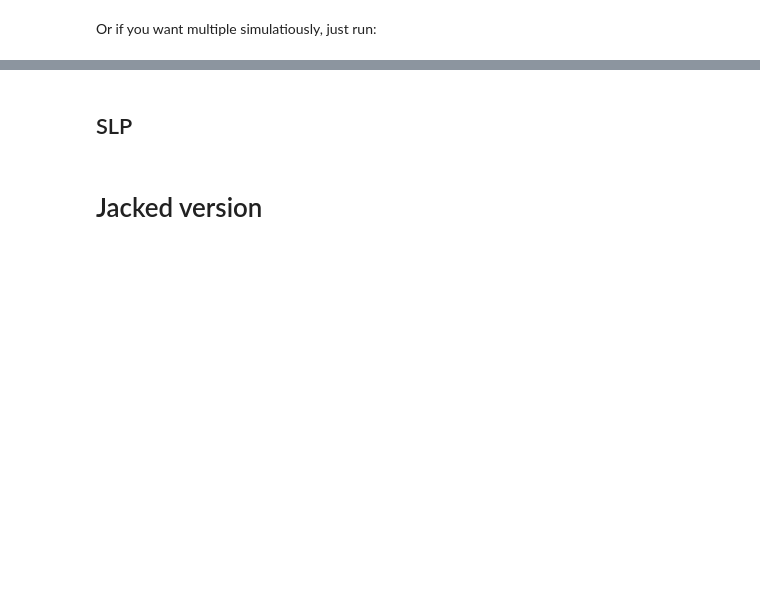
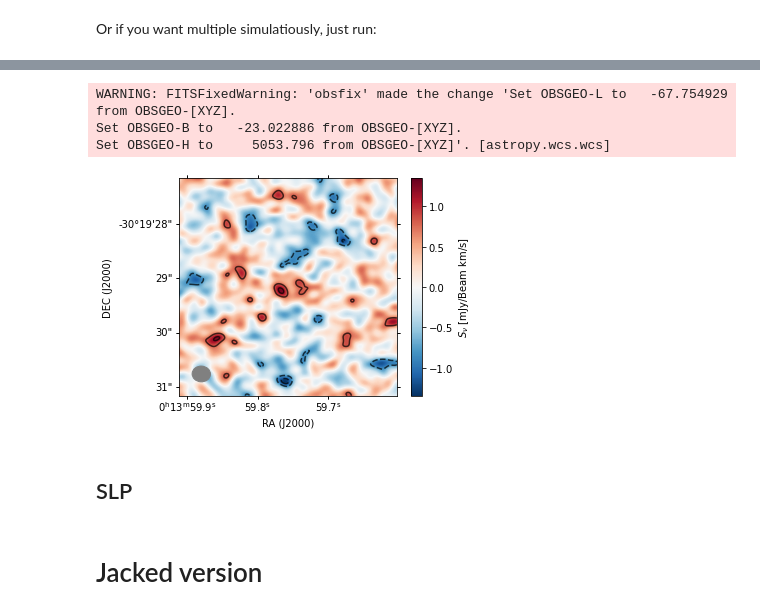
Before and after one commit to Joshiwavm/jackknify, a Jupyter notebook: notebooks/Visualize_Jackknifing.ipynb, the cells around one changed output, grey strips where cells are left out. Drawn from its saved outputs; the diff is of its cells as text; code cells hidden in the pictures; blank space fills up the shorter version.

```diff
--- a/notebooks/Visualize_Jackknifing.ipynb
+++ b/notebooks/Visualize_Jackknifing.ipynb
@@ -197,2 +34,9 @@ plot_fits_image_with_wcs(fname, 4, (3.498985, -30.324767),  (index-5, index+5))
+# %%
+tool.plot_map(savedir = '../plots/', moment = 'moment-0', channels = [13,23], box_size_arcsec=4, center_coord=(3.498985, -30.324767))
+# %% [output]
+WARNING: FITSFixedWarning: 'obsfix' made the change 'Set OBSGEO-L to   -67.754929 from OBSGEO-[XYZ].
+Set OBSGEO-B to   -23.022886 from OBSGEO-[XYZ].
+Set OBSGEO-H to     5053.796 from OBSGEO-[XYZ]'. [astropy.wcs.wcs]
+[figure, added]
 # %% [markdown]
 ## SLP
```
Also changed, not shown: parts of 24 cells of this notebook, 7 other files.
